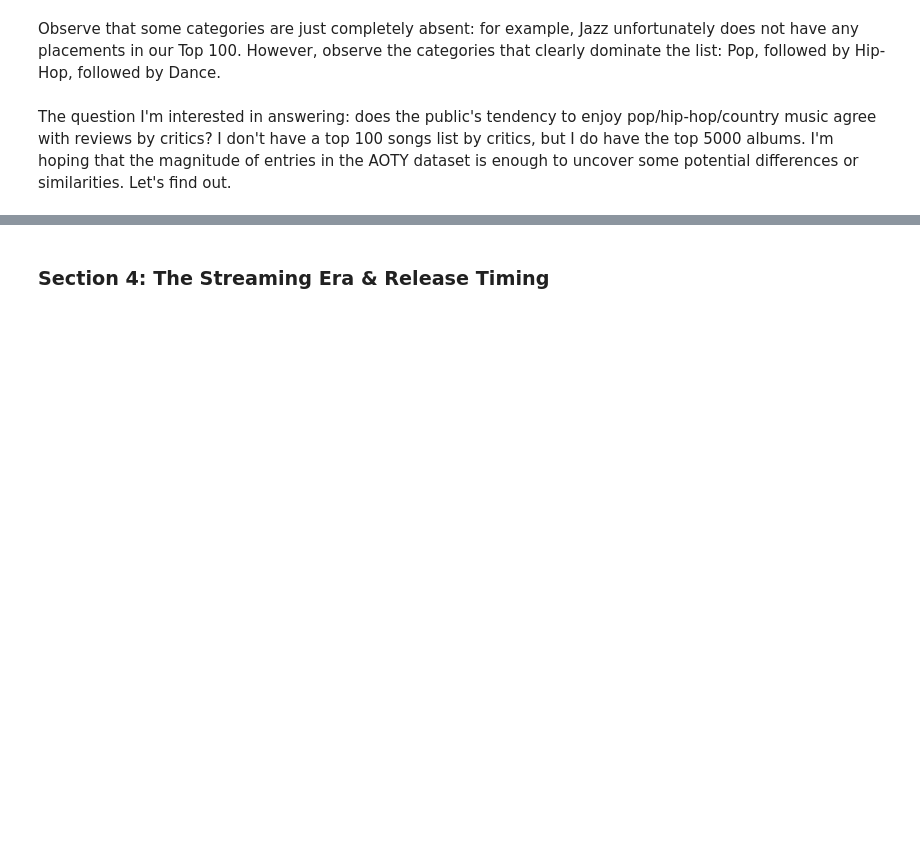
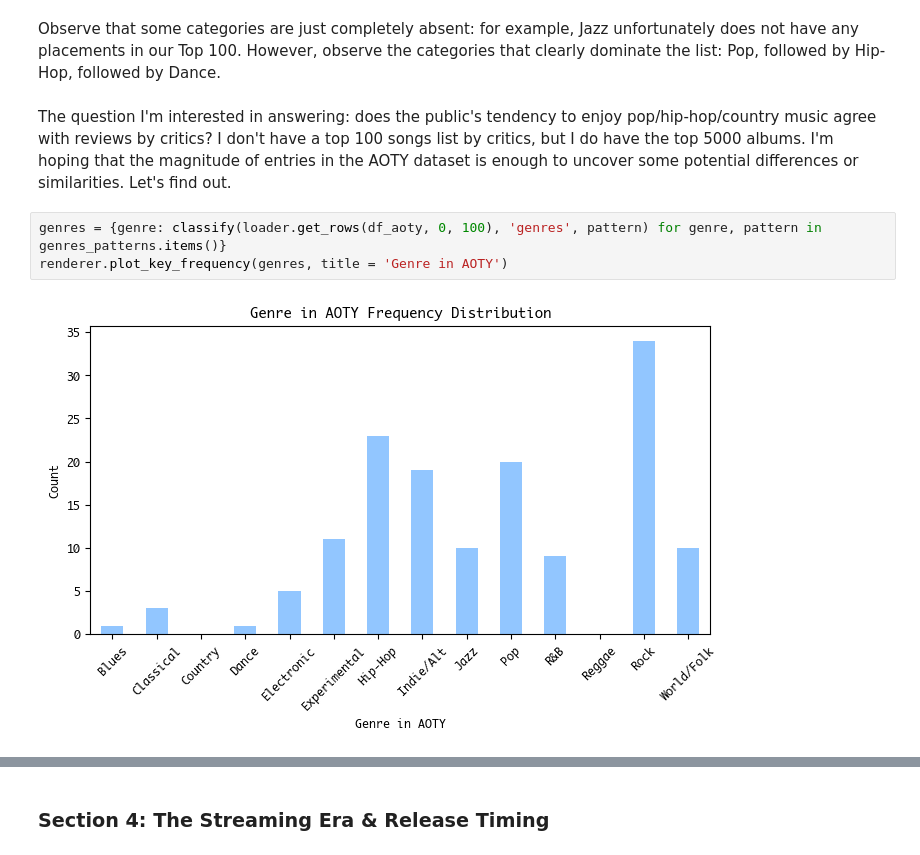
Before and after one commit to buiswrld/soundscaping, a Jupyter notebook: exploration.ipynb, the cells around one changed output, grey strips where cells are left out. Saved outputs shown, nothing was run; the diff lists cells and outputs as text; blank space fills up the shorter version.

```diff
--- a/exploration.ipynb
+++ b/exploration.ipynb
@@ -306,6 +306,11 @@ renderer.plot_key_frequency(genres, title = 'Genre')
 Observe that some categories are just completely absent: for example, Jazz unfortunately does not have any placements in our Top 100. However, observe the categories that clearly dominate the list: Pop, followed by Hip-Hop, followed by Dance.
 # %% [markdown]
 The question I'm interested in answering: does the public's tendency to enjoy pop/hip-hop/country music agree with reviews by critics? I don't have a top 100 songs list by critics, but I do have the top 5000 albums. I'm hoping that the magnitude of entries in the AOTY dataset is enough to uncover some potential differences or similarities. Let's find out.
+# %%
+genres = {genre: classify(loader.get_rows(df_aoty, 0, 100), 'genres', pattern) for genre, pattern in genres_patterns.items()}
+renderer.plot_key_frequency(genres, title = 'Genre in AOTY')
+# %% [output]
+[figure, added]
 # %%
 genres = {genre: classify(df_aoty, 'genres', pattern) for genre, pattern in genres_patterns.items()}
 renderer.plot_key_frequency(genres, title = 'Genre in AOTY')
```
Also changed, not shown: parts of 4 cells of this notebook, 2 other files.
